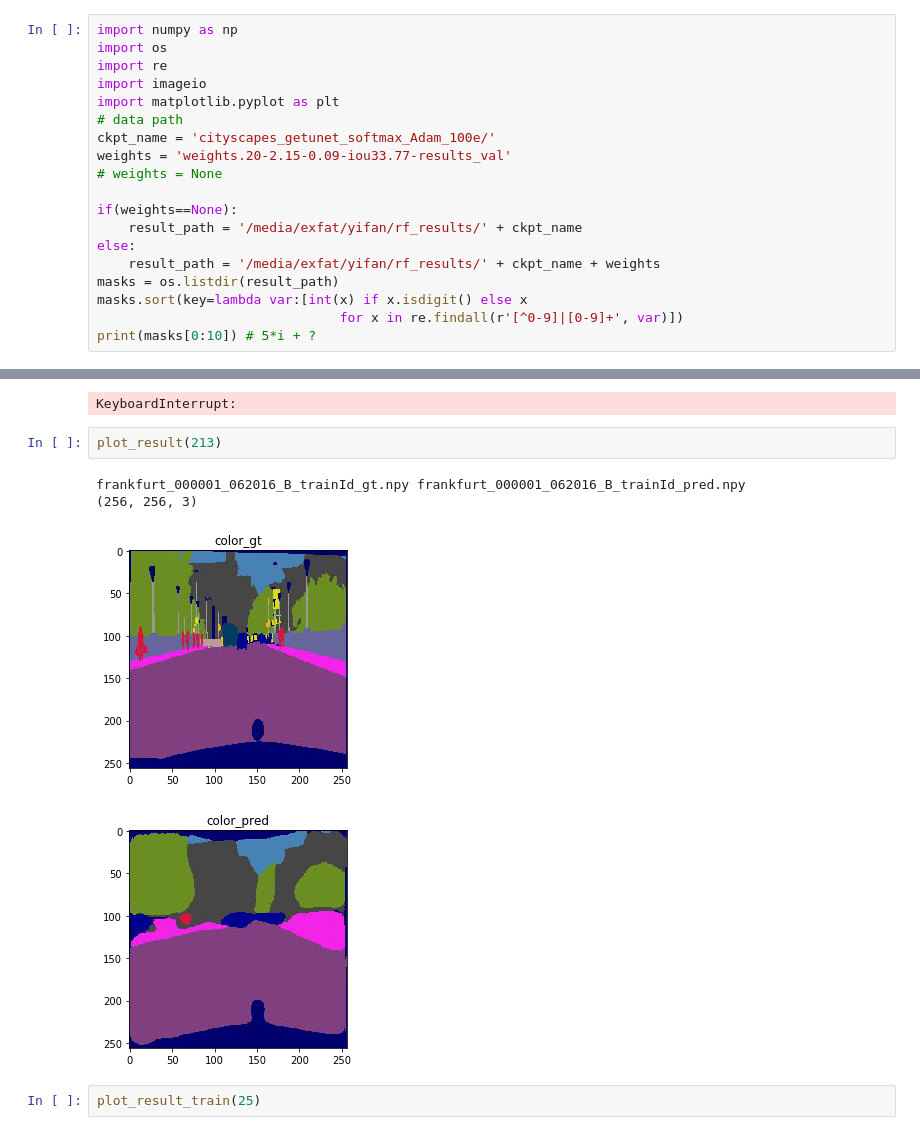
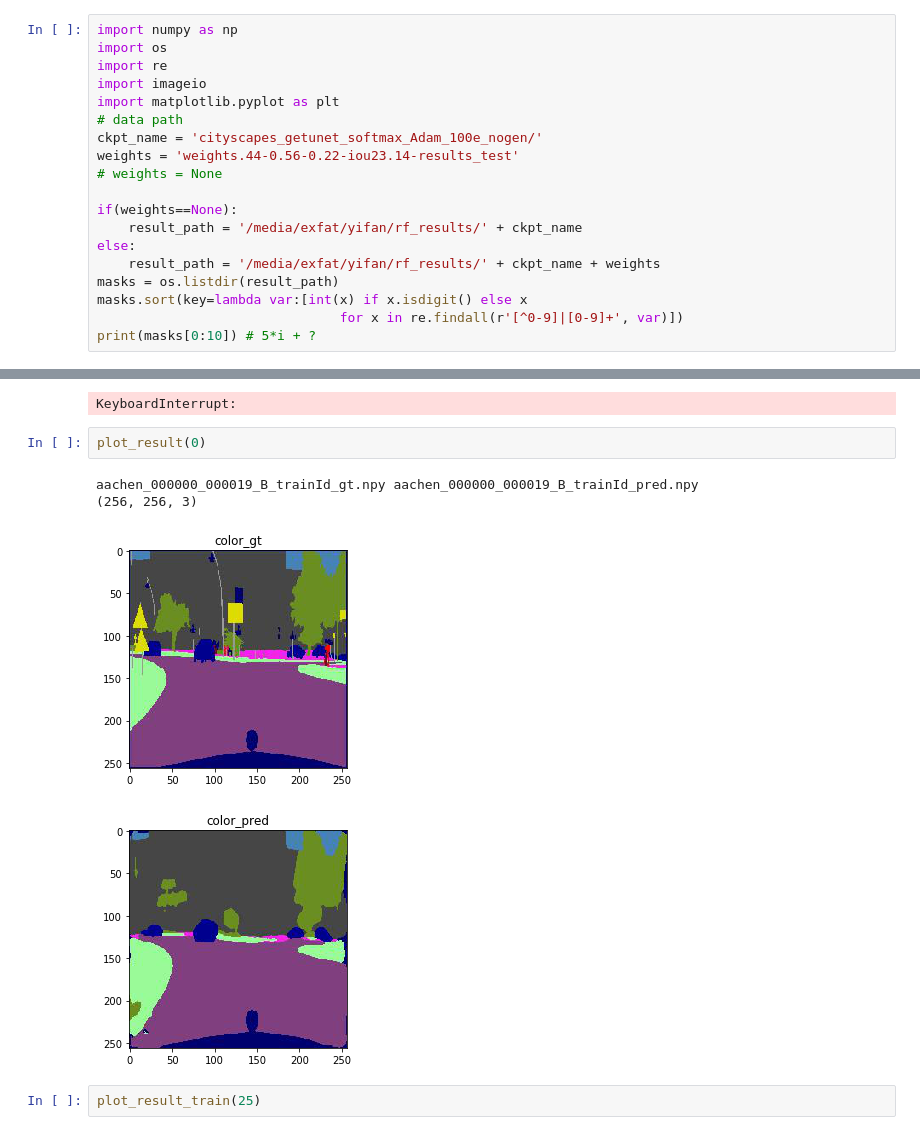
Before and after one commit to Chen-Yifan/segmentation_cityscapes, a Jupyter notebook: notebooks/vis_data.ipynb, the cells around one changed output, grey strips where cells are left out. Saved outputs shown, nothing was run; the diff lists cells and outputs as text.

```diff
--- a/notebooks/vis_data.ipynb
+++ b/notebooks/vis_data.ipynb
@@ -62,8 +62,8 @@ import re
 import imageio
 import matplotlib.pyplot as plt
 # data path
-ckpt_name = 'cityscapes_getunet_softmax_Adam_100e/'
-weights = 'weights.20-2.15-0.09-iou33.77-results_val'
+ckpt_name = 'cityscapes_getunet_softmax_Adam_100e_nogen/'
+weights = 'weights.44-0.56-0.22-iou23.14-results_test'
 # weights = None
 
 if(weights==None):
@@ -116,12 +116,12 @@ def plot_result_train(i):
 Using TensorFlow backend.
 KeyboardInterrupt:
 # %%
-plot_result(213)
+plot_result(0)
 # %% [output]
-frankfurt_000001_062016_B_trainId_gt.npy frankfurt_000001_062016_B_trainId_pred.npy
+aachen_000000_000019_B_trainId_gt.npy aachen_000000_000019_B_trainId_pred.npy
 (256, 256, 3)
-[figure, old version]
+[figure, new version]
-[figure, old version]
+[figure, new version]
 # %%
 plot_result_train(25)
 # %% [output]
```
Also changed, not shown: parts of 1 cell of this notebook, 4 other files.
